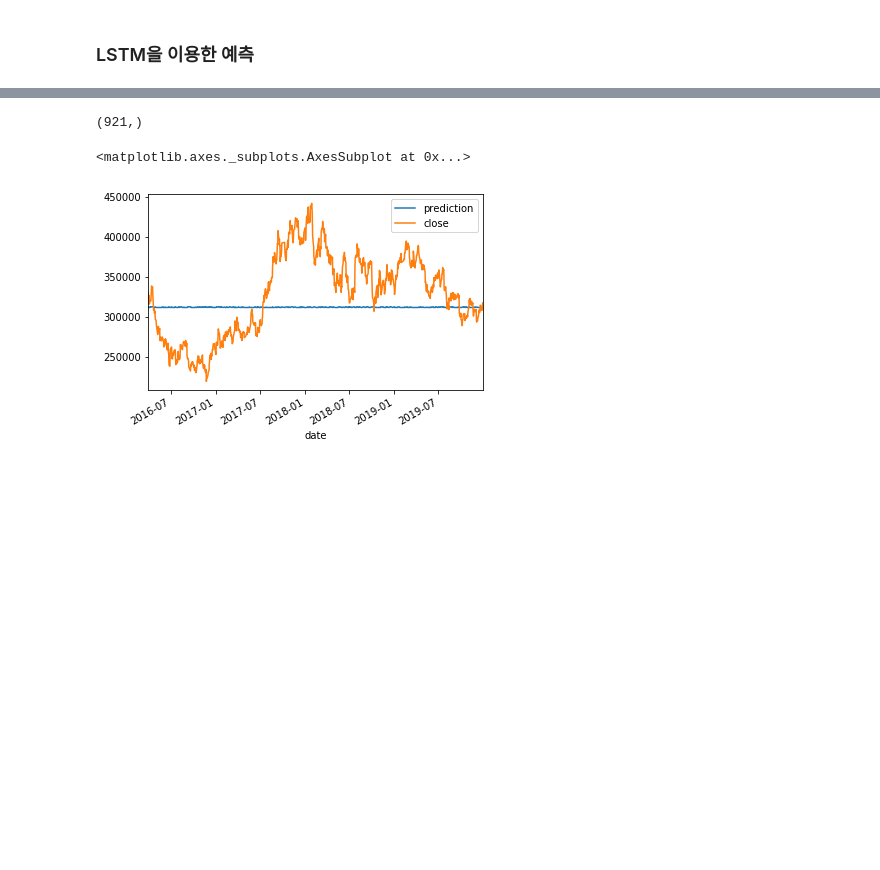
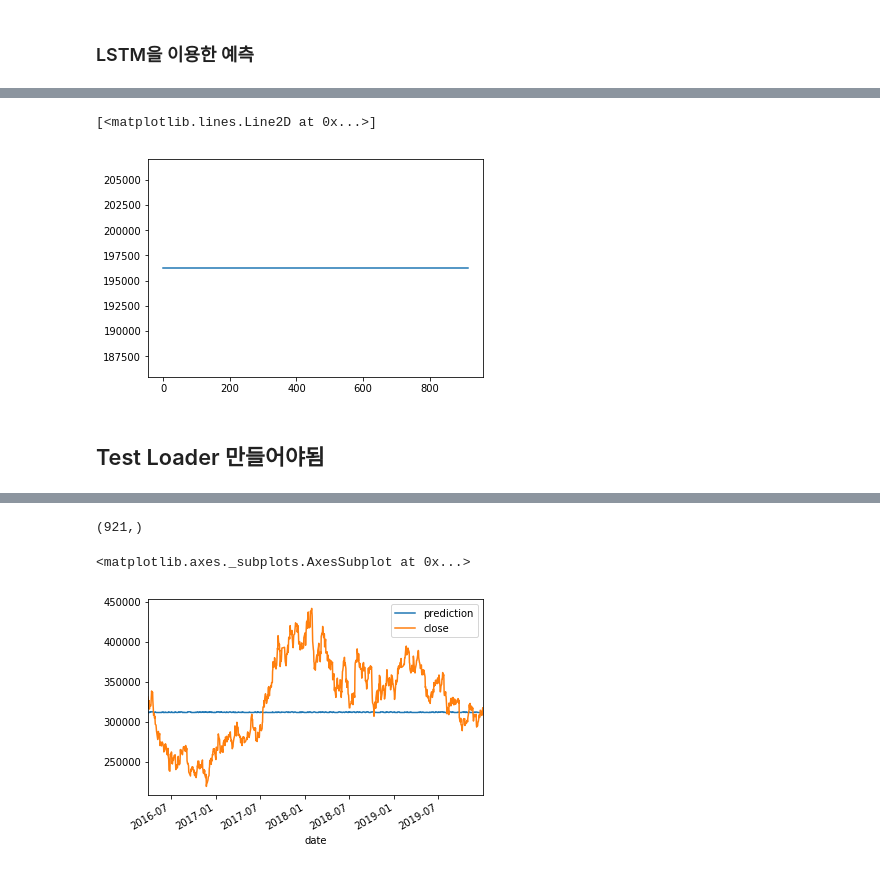
Before and after one commit to limaries30/fun_stock, a Jupyter notebook: prediction.ipynb, the cells around one changed output, grey strips where cells are left out. Saved outputs shown, nothing was run; the diff lists cells and outputs as text; code cells hidden in the pictures; blank space fills up the shorter version.

```diff
--- a/prediction.ipynb
+++ b/prediction.ipynb
@@ -186,3 +286,10 @@ epoch/step 3 600 : 0.9199435114860535
+# %%
+plt.plot(prediction)
+# %% [output]
+[<matplotlib.lines.Line2D at 0x...>]
+[figure, added]
+# %% [markdown]
+## Test Loader 만들어야됨
 # %%
 Prediction=[]
 for i in x_test:
```
Also changed, not shown: parts of 19 cells of this notebook.
